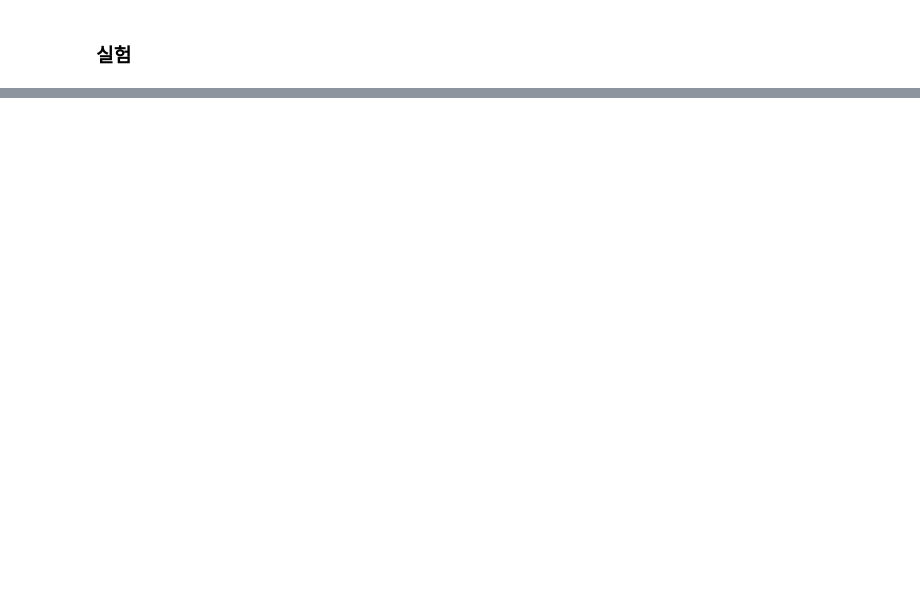
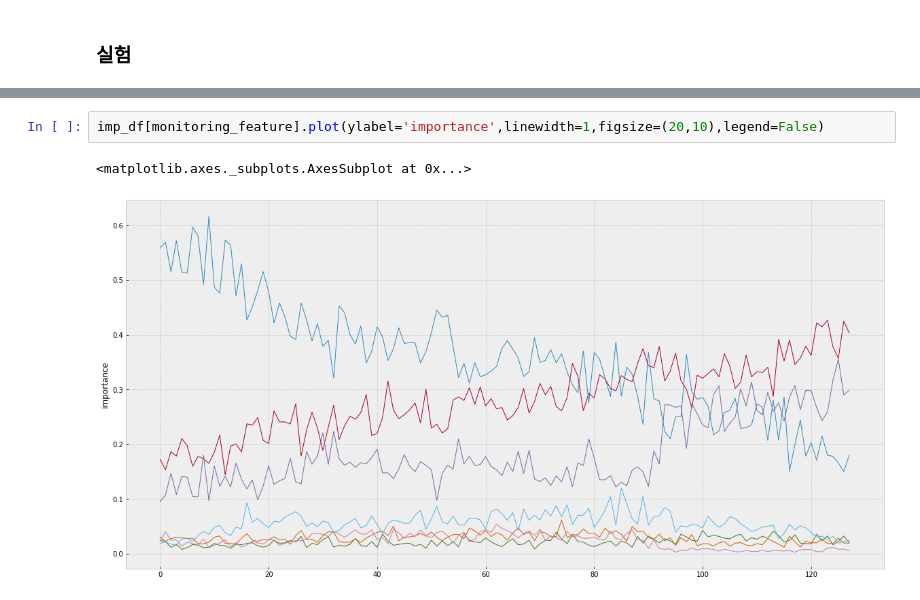
Before and after one commit to dolmani38/concept_drift, a Jupyter notebook: Concept drift의 탐지 방법_1023.ipynb, the cells around one changed output, grey strips where cells are left out. Drawn from its saved outputs; the diff is of its cells as text; blank space fills up the shorter version.

```diff
--- a/Concept drift의 탐지 방법_1023.ipynb
+++ b/Concept drift의 탐지 방법_1023.ipynb
@@ -323,0 +550,5 @@ print("online dataset:",X2.shape)
+# %%
+imp_df[monitoring_feature].plot(ylabel='importance',linewidth=1,figsize=(20,10),legend=False)
+# %% [output]
+<matplotlib.axes._subplots.AxesSubplot at 0x...>
+[figure, added]
```
Also changed, not shown: parts of 23 cells of this notebook.
